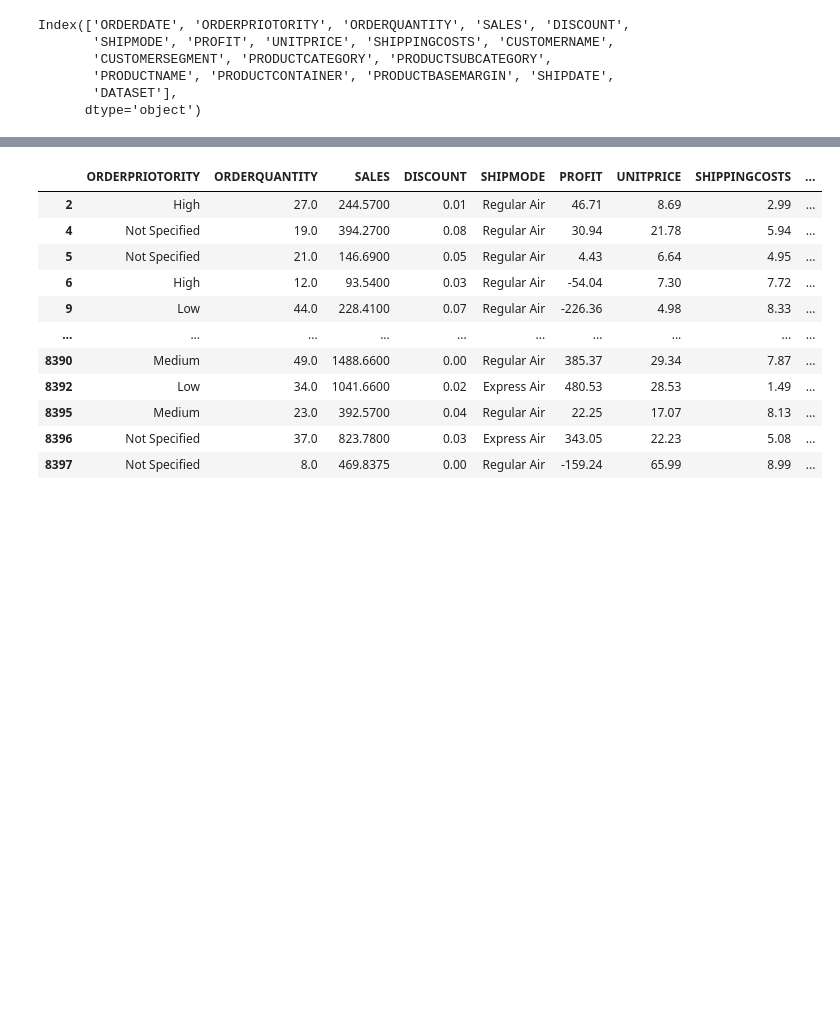
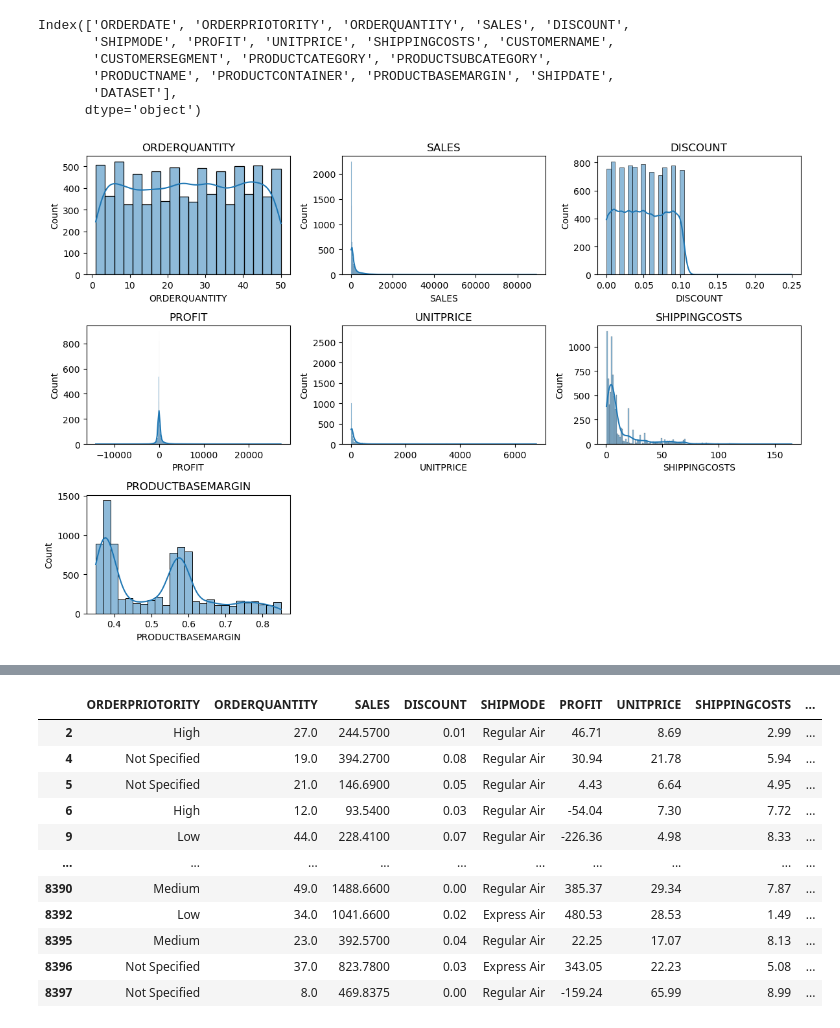
Before and after one commit to MarkPhamm/ML-Deliverable, a Jupyter notebook: Person_3/Customer_regression_model.ipynb, the cells around one changed output, grey strips where cells are left out. Drawn from its saved outputs; the diff is of its cells as text; code cells hidden in the pictures; blank space fills up the shorter version.

```diff
--- a/Person_3/Customer_regression_model.ipynb
+++ b/Person_3/Customer_regression_model.ipynb
@@ -55,3 +56,15 @@ Index(['ORDERDATE', 'ORDERPRIOTORITY', 'ORDERQUANTITY', 'SALES', 'DISCOUNT',
        'PRODUCTNAME', 'PRODUCTCONTAINER', 'PRODUCTBASEMARGIN', 'SHIPDATE',
        'DATASET'],
       dtype='object')
+# %%
+# 3. Distribution Analysis (Numerical Columns)
+numerical_columns = ['ORDERQUANTITY', 'SALES', 'DISCOUNT', 'PROFIT', 'UNITPRICE', 'SHIPPINGCOSTS', 'PRODUCTBASEMARGIN']
+plt.figure(figsize=(12, 8))
+for i, col in enumerate(numerical_columns, 1):
+    plt.subplot(3, 3, i)
+    sns.histplot(df[col], kde=True)
+    plt.title(col)
+plt.tight_layout()
+plt.show()
+# %% [output]
+[figure, added]
```
Also changed, not shown: parts of 7 cells of this notebook, 5 other files.
